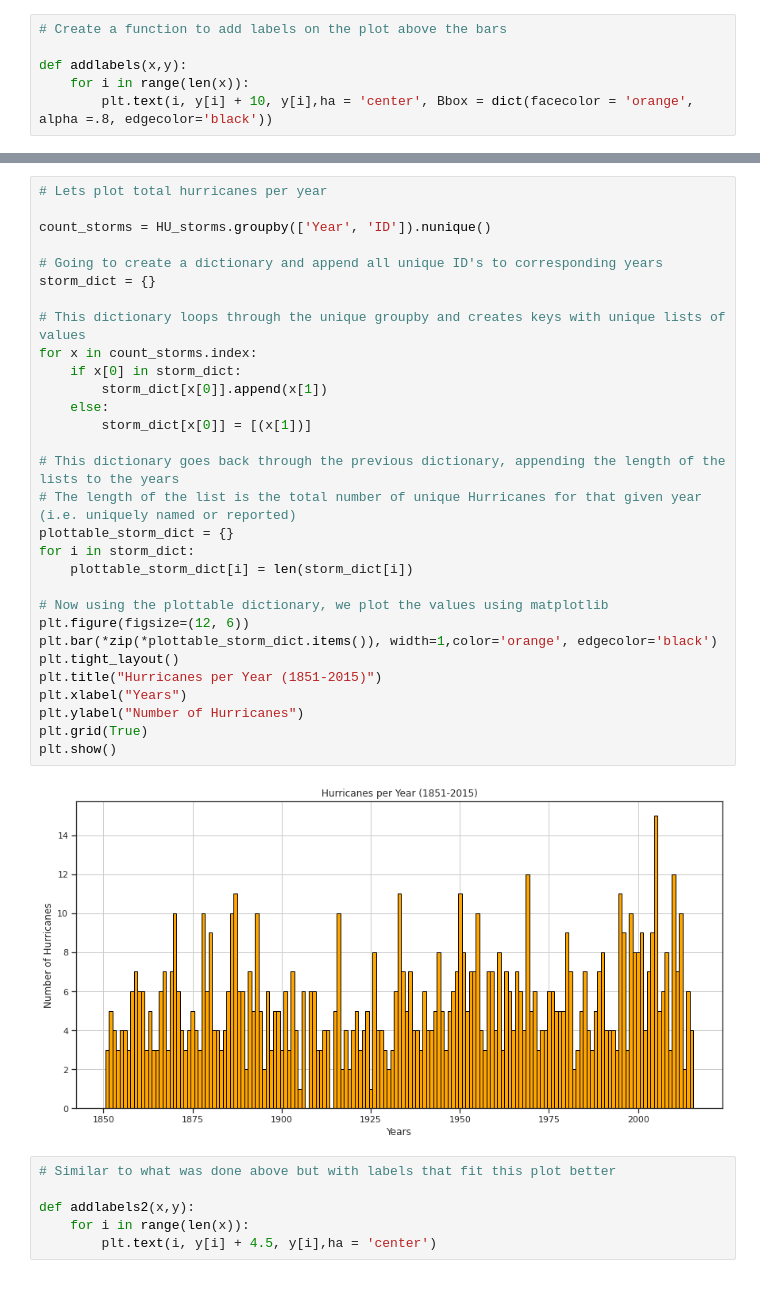
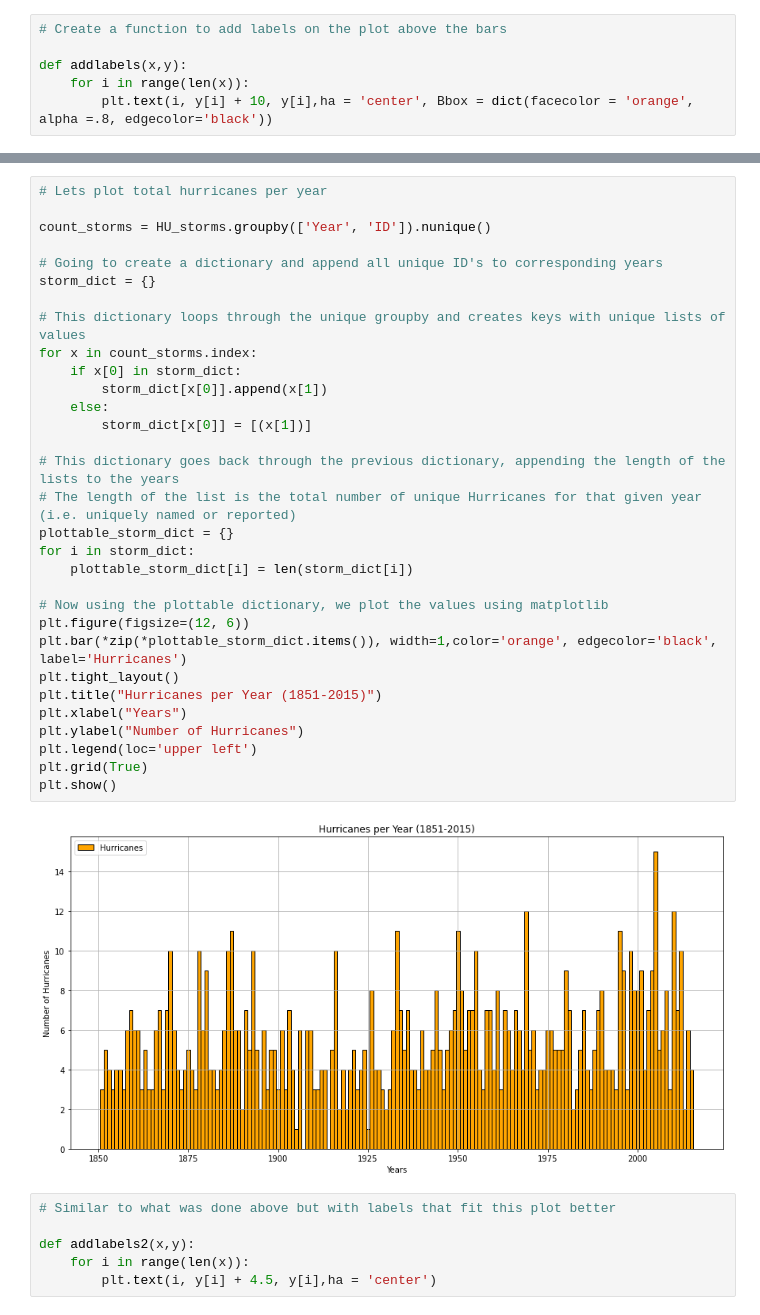
Before and after one commit to ktsorensenWX/TOOL1_Final_Project, a Jupyter notebook: Sorensen_Kristoffer_FinalProject.ipynb, the cells around one changed output, grey strips where cells are left out. Cells and saved outputs as stored; diff of their text form; blank space fills up the shorter version.

Commit message:
Small tweaks to graphs

```diff
--- a/Sorensen_Kristoffer_FinalProject.ipynb
+++ b/Sorensen_Kristoffer_FinalProject.ipynb
@@ -150,35 +150,36 @@ plot = storm_counts.plot(kind='pie', ylabel='Saffir-Simpson Rating', figsize=(5,
 # %%
 # Lets plot total hurricanes per year
 
 count_storms = HU_storms.groupby(['Year', 'ID']).nunique()
 
 # Going to create a dictionary and append all unique ID's to corresponding years
 storm_dict = {}
 
 # This dictionary loops through the unique groupby and creates keys with unique lists of values
 for x in count_storms.index:
     if x[0] in storm_dict:
         storm_dict[x[0]].append(x[1])
     else:
         storm_dict[x[0]] = [(x[1])]
 
 # This dictionary goes back through the previous dictionary, appending the length of the lists to the years
 # The length of the list is the total number of unique Hurricanes for that given year (i.e. uniquely named or reported)
 plottable_storm_dict = {}
 for i in storm_dict:
     plottable_storm_dict[i] = len(storm_dict[i])
 
 # Now using the plottable dictionary, we plot the values using matplotlib
 plt.figure(figsize=(12, 6))
-plt.bar(*zip(*plottable_storm_dict.items()), width=1,color='orange', edgecolor='black')
+plt.bar(*zip(*plottable_storm_dict.items()), width=1,color='orange', edgecolor='black', label='Hurricanes')
 plt.tight_layout()
 plt.title("Hurricanes per Year (1851-2015)")
 plt.xlabel("Years")
 plt.ylabel("Number of Hurricanes")
+plt.legend(loc='upper left')
 plt.grid(True)
 plt.show()
 # %% [output]
-[figure, old version]
+[figure, new version]
 # %%
 # Similar to what was done above but with labels that fit this plot better
 
```
Also changed, not shown: parts of 9 cells of this notebook.
